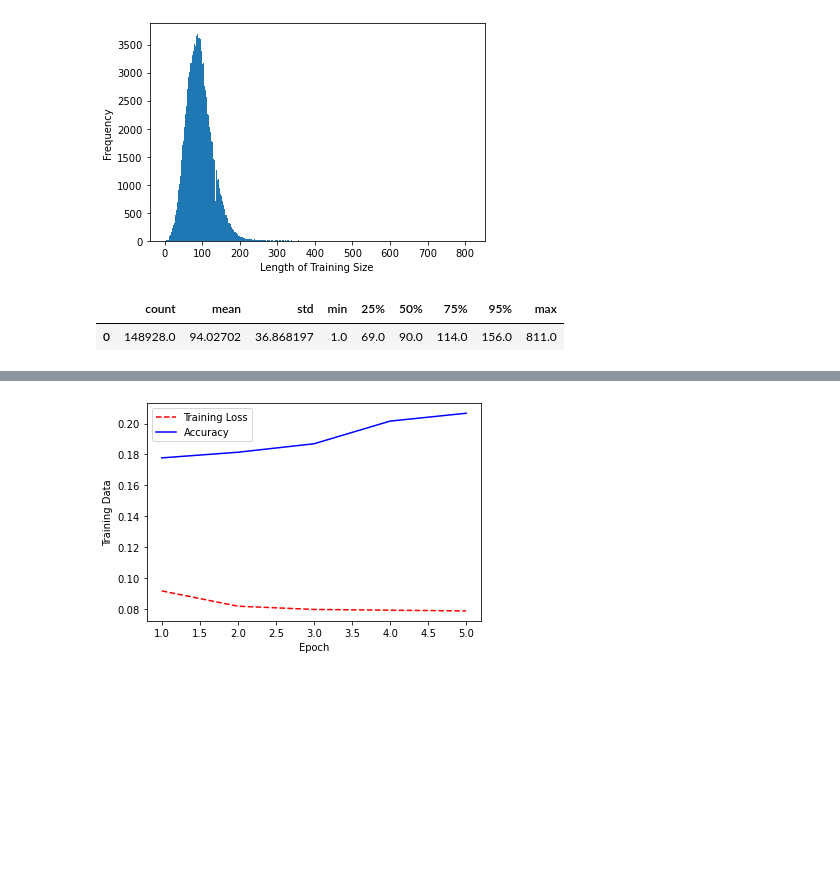
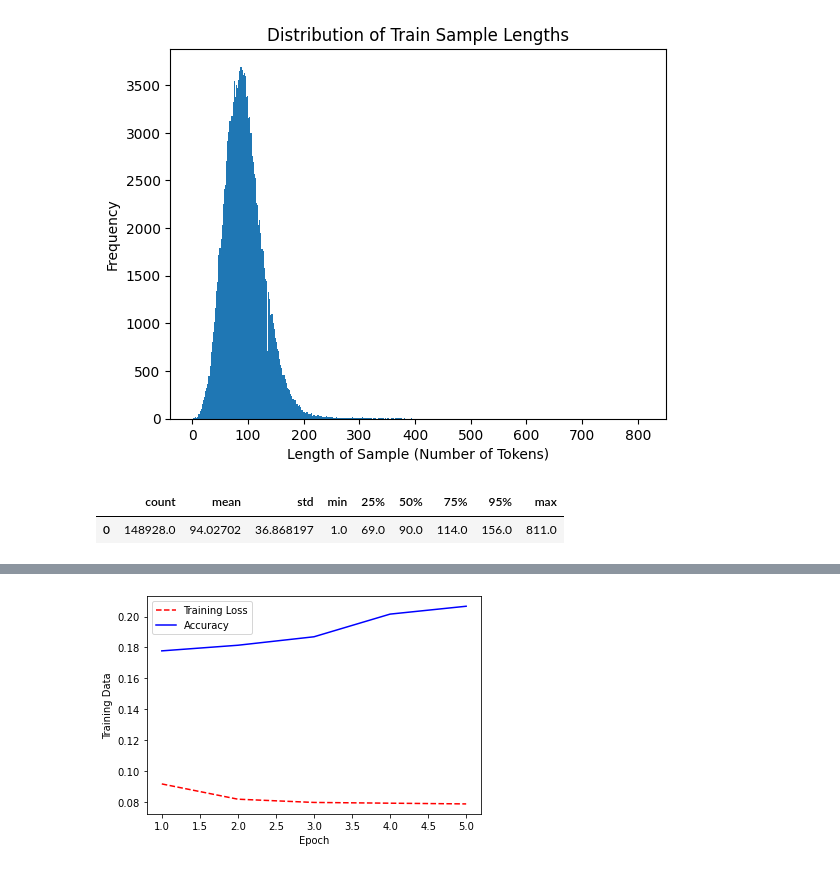
Before and after one commit to Juneechen/supervised_keyphrase_extraction, a Jupyter notebook: bi-LSTM.ipynb, the cells around one changed output, grey strips where cells are left out. Cells and saved outputs as stored; diff of their text form; code cells hidden in the pictures; blank space fills up the shorter version.

```diff
--- a/bi-LSTM.ipynb
+++ b/bi-LSTM.ipynb
@@ -62,16 +63,17 @@ X_test, y_test = util.create_input_array(test_df, 'input_tokens', 'clean_kp', to
 # %%
 train_size = []
 for i in train_df['input_tokens']:
     train_size.append(len(i))
 
 plt.hist(train_size, bins=len(set(train_size)))
-plt.xlabel('Length of Training Size')
+plt.title('Distribution of Train Sample Lengths')
+plt.xlabel('Length of Sample (Number of Tokens)')
 plt.ylabel('Frequency')
 plt.show()
 
 pd.DataFrame(np.array(train_size)).describe(percentiles = [.25, .5, .75, .95]).transpose()
 # %% [output]
-[figure, old version]
+[figure, new version]
 |  | count | mean | std | min | 25% | 50% | 75% | 95% | max |
 | 0 | 148928.0 | 94.02702 | 36.868197 | 1.0 | 69.0 | 90.0 | 114.0 | 156.0 | 811.0 |
 # %%
```
Also changed, not shown: parts of 11 cells of this notebook, 1 other file.
